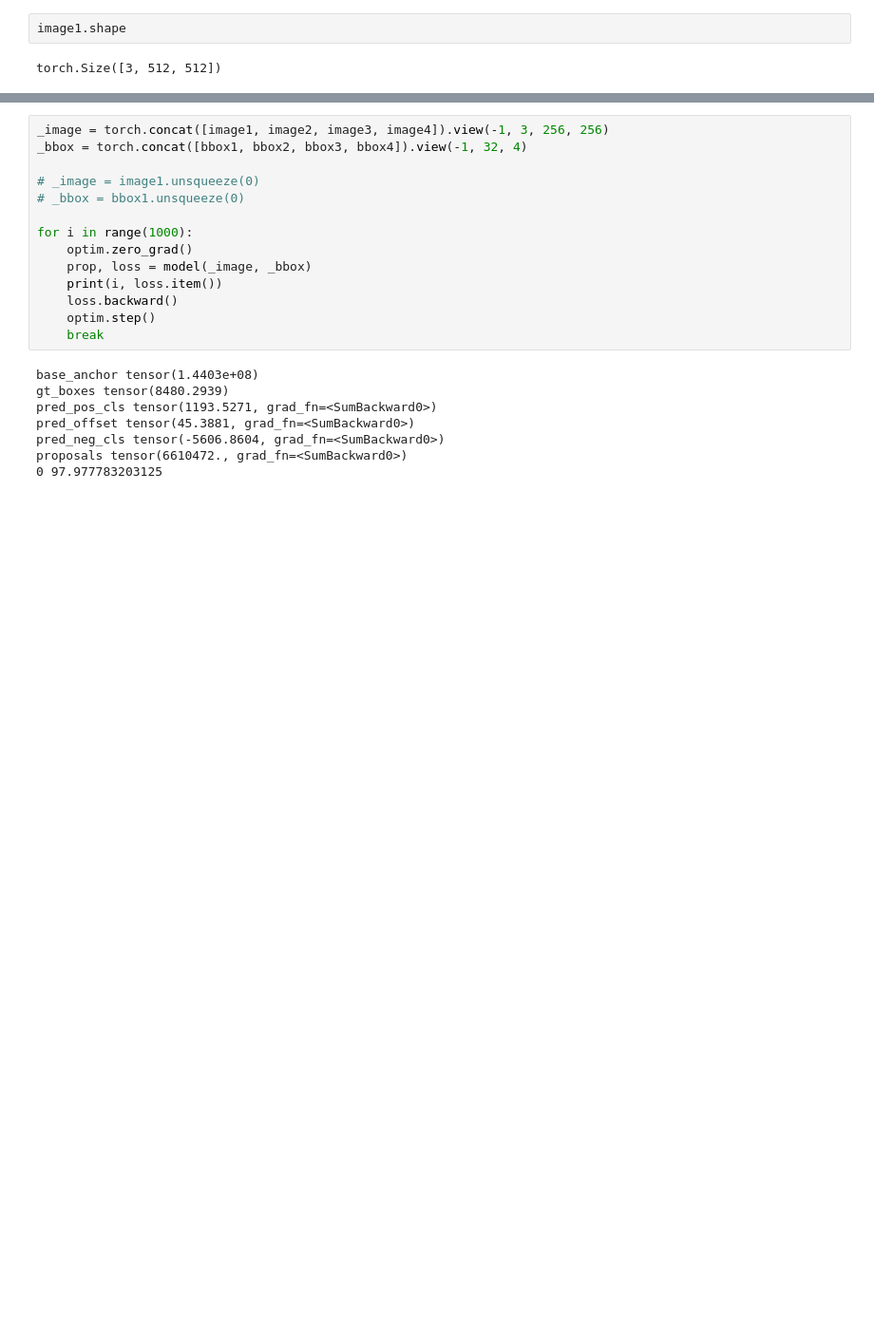
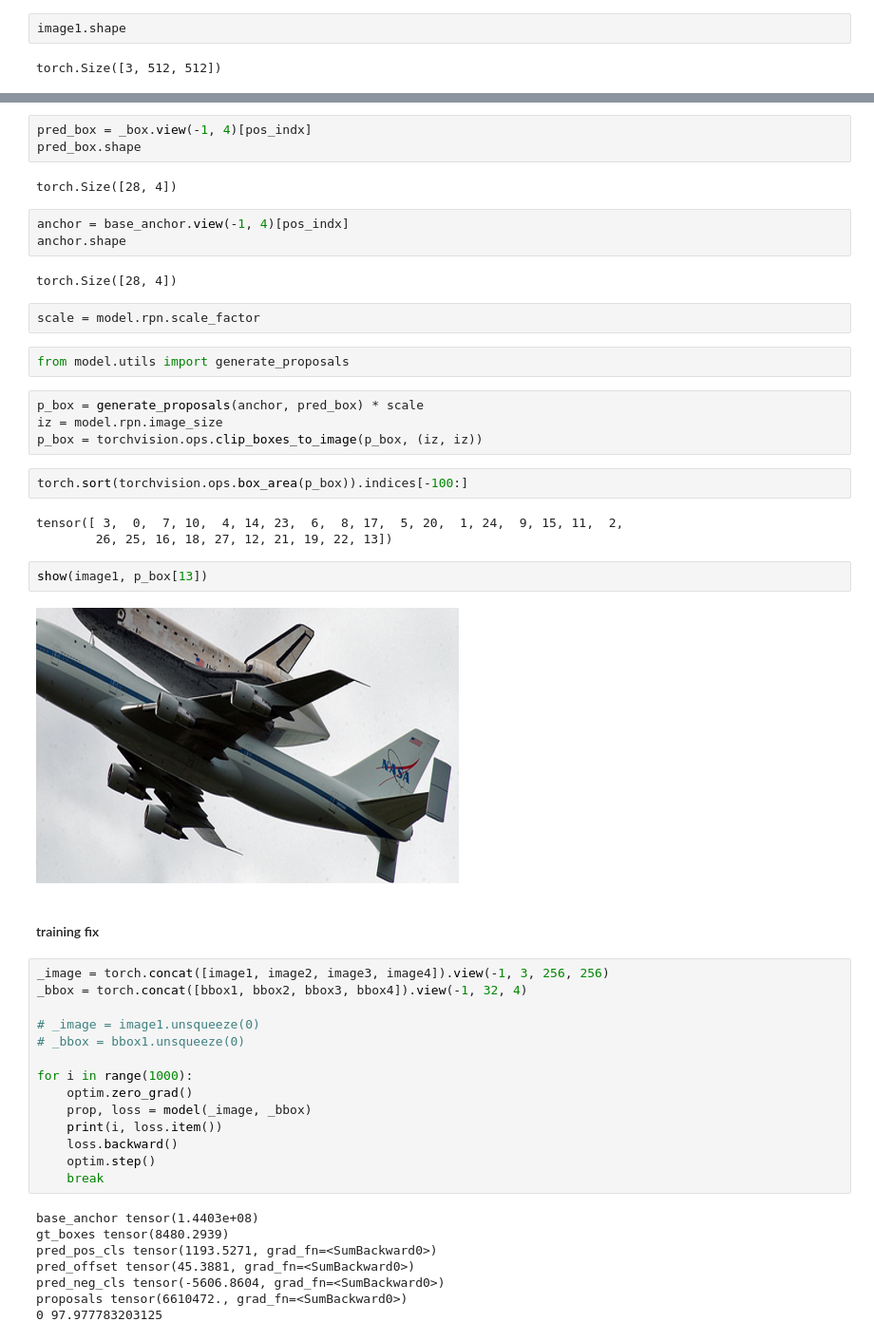
Before and after one commit to deepakdhull80/faster-rcnn, a Jupyter notebook: notebooks/warmup.ipynb, the cells around one changed output, grey strips where cells are left out. Shown at 95% size. Drawn from its saved outputs; the diff is of its cells as text; blank space fills up the shorter version.

```diff
--- a/notebooks/warmup.ipynb
+++ b/notebooks/warmup.ipynb
@@ -281,3 +347,32 @@ torchvision.transforms.ToPILImage()(image1*255).crop(f_box.tolist())
+# %%
+pred_box = _box.view(-1, 4)[pos_indx]
+pred_box.shape
+# %% [output]
+torch.Size([28, 4])
+# %%
+anchor = base_anchor.view(-1, 4)[pos_indx]
+anchor.shape
+# %% [output]
+torch.Size([28, 4])
+# %%
+scale = model.rpn.scale_factor
+# %%
+from model.utils import generate_proposals
+# %%
+p_box = generate_proposals(anchor, pred_box) * scale
+iz = model.rpn.image_size
+p_box = torchvision.ops.clip_boxes_to_image(p_box, (iz, iz))
+# %%
+torch.sort(torchvision.ops.box_area(p_box)).indices[-100:]
+# %% [output]
+tensor([ 3,  0,  7, 10,  4, 14, 23,  6,  8, 17,  5, 20,  1, 24,  9, 15, 11,  2,
+        26, 25, 16, 18, 27, 12, 21, 19, 22, 13])
+# %%
+show(image1, p_box[13])
+# %% [output]
+[figure, added]
+# %% [markdown]
+#### training fix
 # %%
 _image = torch.concat([image1, image2, image3, image4]).view(-1, 3, 256, 256)
 _bbox = torch.concat([bbox1, bbox2, bbox3, bbox4]).view(-1, 32, 4)
```
Also changed, not shown: parts of 59 cells of this notebook, 5 other files.
